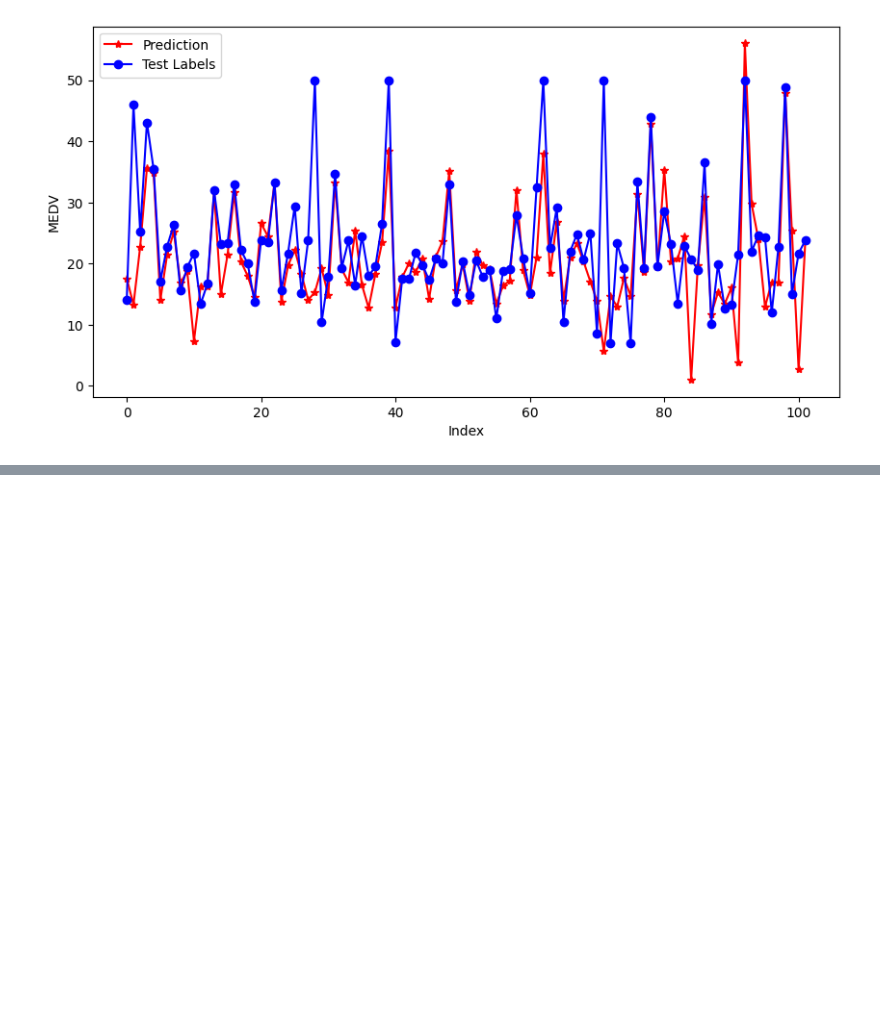
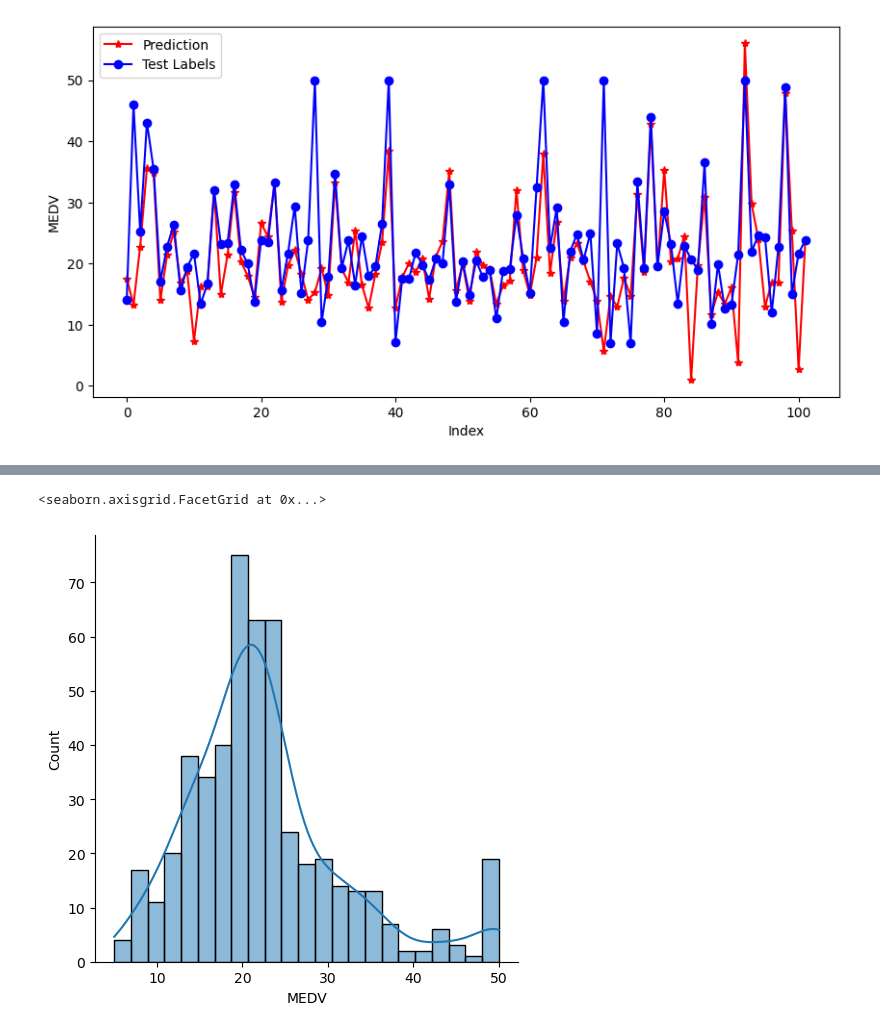
Before and after one commit to RafaJBZ/Tarea_4_RAJuarez_AXCabrera, a Jupyter notebook: Tarea4_RAJuarez_ACabrera.ipynb, the cells around one changed output, grey strips where cells are left out. Drawn from its saved outputs; the diff is of its cells as text; code cells hidden in the pictures; blank space fills up the shorter version.

```diff
--- a/Tarea4_RAJuarez_ACabrera.ipynb
+++ b/Tarea4_RAJuarez_ACabrera.ipynb
@@ -267,0 +271,3 @@ Código de solución estudiante 2
+# %%
+
+(train_data, train_labels), (test_data, test_labels) = keras.datasets.boston_housing.load_data()
@@ -267,0 +281,23 @@ Código de solución estudiante 2
+# %%
+# Analizar la data completa
+columns = [
+    'CRIM',
+    'ZN',
+    'INDUS',
+    'CHAS',
+    'NOX',
+    'RM',
+    'AGE',
+    'DIS',
+    'RAD',
+    'TAX',
+    'PTRATIO',
+    'B',
+    'LSTAT',
+    'MEDV',
+]
+
+X = np.vstack([train_data, test_data])
+y = np.hstack([train_labels, test_labels]).reshape(-1, 1)
+data = pd.DataFrame(np.concatenate((X, y), axis=1), columns=columns)
+data
@@ -267,0 +318,6 @@ Código de solución estudiante 2
+# %%
+import seaborn as sn
+sn.displot(data, x='MEDV', kde=True)
+# %% [output]
+<seaborn.axisgrid.FacetGrid at 0x...>
+[figure, added]
```
Also changed, not shown: parts of 19 cells of this notebook.
